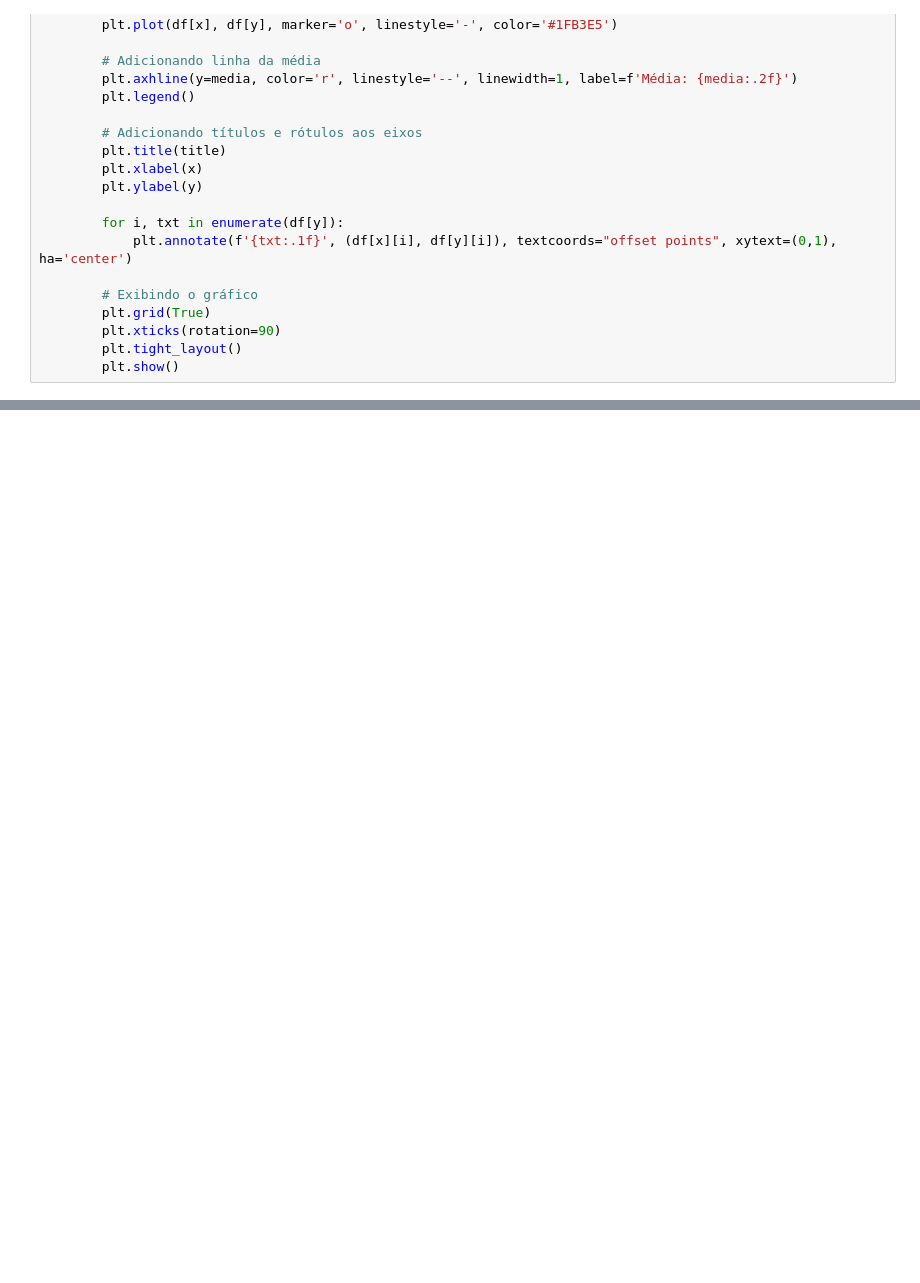
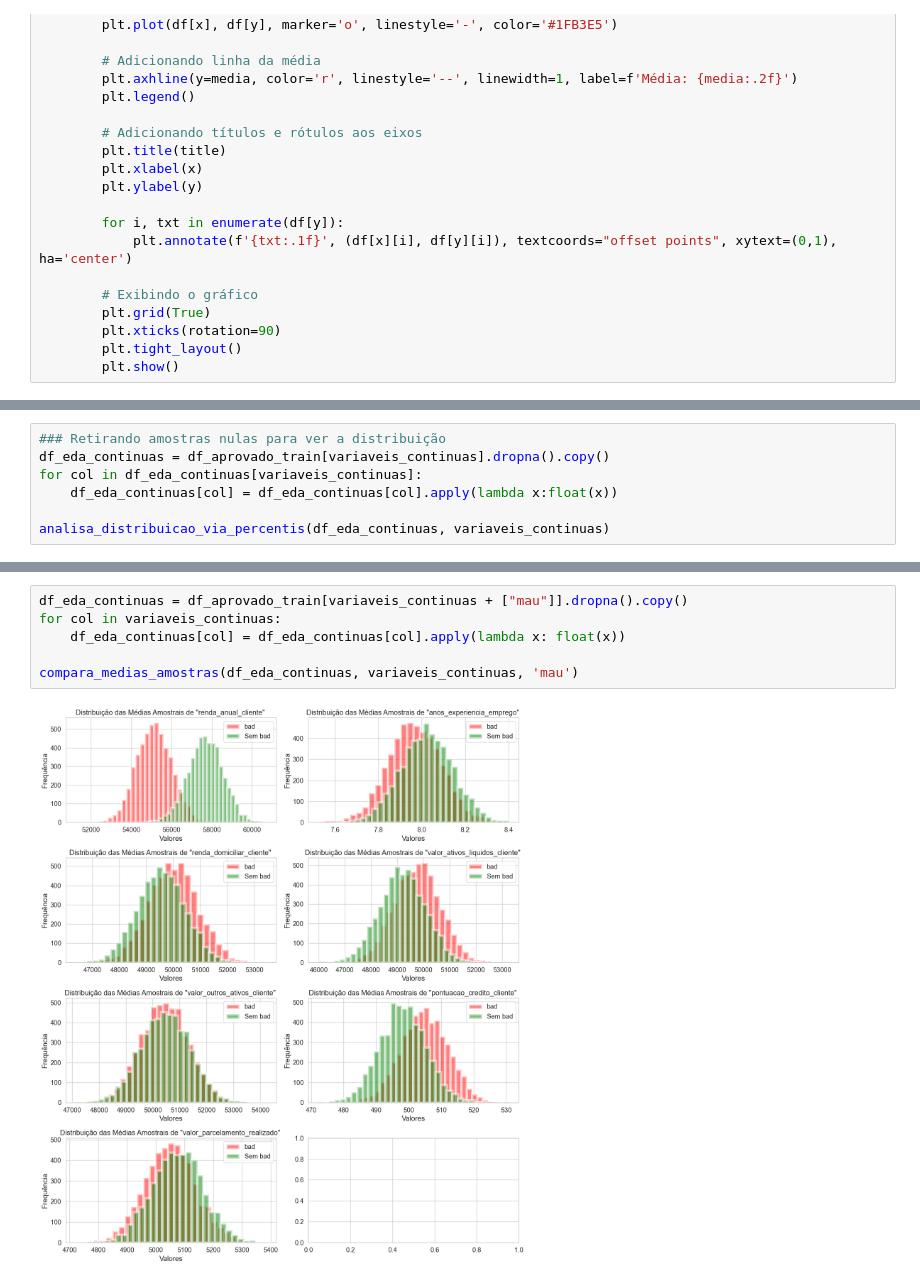
Before and after one commit to leonardovargas10/Reject_Inference, a Jupyter notebook: target/target.ipynb, the cells around one changed output, grey strips where cells are left out. Drawn from its saved outputs; the diff is of its cells as text; blank space fills up the shorter version.

```diff
--- a/target/target.ipynb
+++ b/target/target.ipynb
@@ -352,0 +539,7 @@ teste
+# %%
+### Retirando amostras nulas para ver a distribuição
+df_eda_continuas = df_aprovado_train[variaveis_continuas].dropna().copy()
+for col in df_eda_continuas[variaveis_continuas]:
+    df_eda_continuas[col] = df_eda_continuas[col].apply(lambda x:float(x))
+
+analisa_distribuicao_via_percentis(df_eda_continuas, variaveis_continuas)
@@ -352,0 +564,8 @@ teste
+# %%
+df_eda_continuas = df_aprovado_train[variaveis_continuas + ["mau"]].dropna().copy()
+for col in variaveis_continuas:
+    df_eda_continuas[col] = df_eda_continuas[col].apply(lambda x: float(x))
+
+compara_medias_amostras(df_eda_continuas, variaveis_continuas, 'mau')
+# %% [output]
+[figure, added]
```
Also changed, not shown: parts of 29 cells of this notebook.
